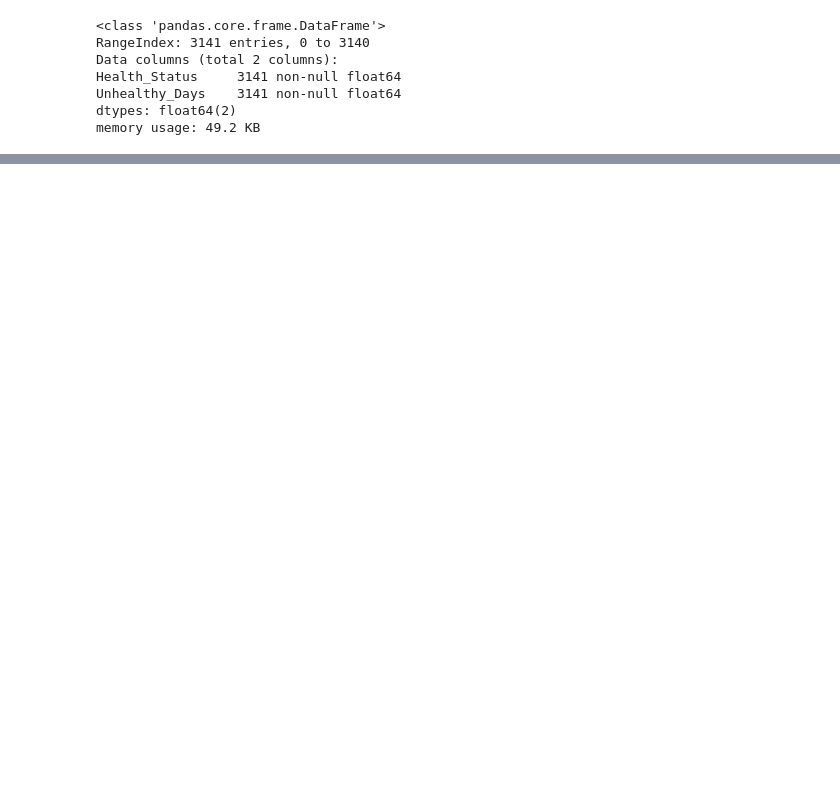
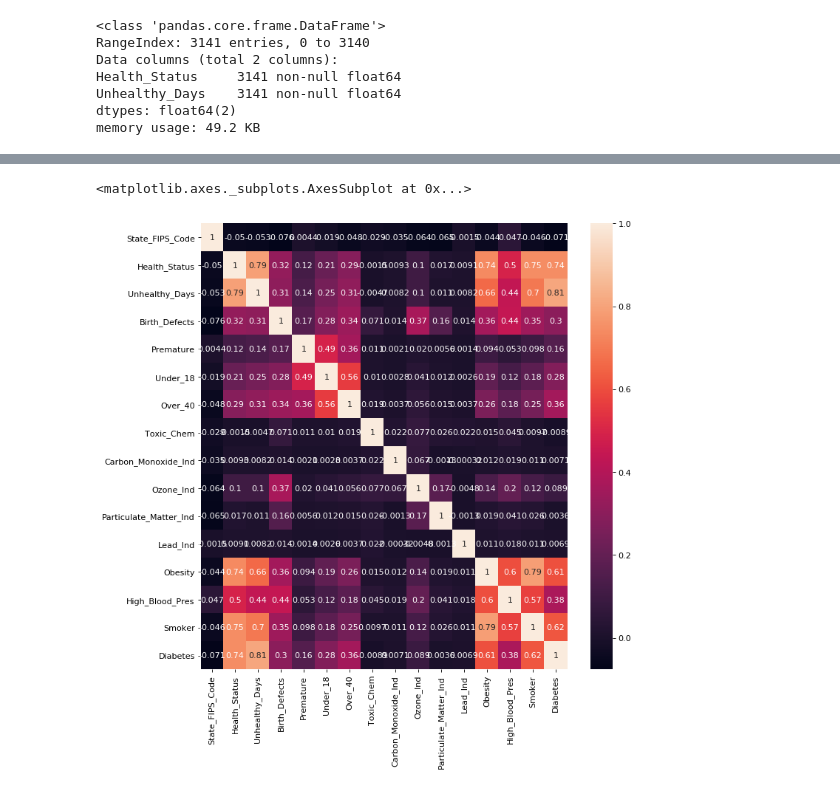
Before and after one commit to fpu-spring2019-ml-team2/MachineLearning, a Jupyter notebook: ML_Project.ipynb, the cells around one changed output, grey strips where cells are left out. Drawn from its saved outputs; the diff is of its cells as text; code cells hidden in the pictures; blank space fills up the shorter version.

```diff
--- a/ML_Project.ipynb
+++ b/ML_Project.ipynb
@@ -68,0 +73,6 @@ memory usage: 662.6+ KB
+# %%
+data = full
+array = full.values
+X = array[:,1:]
+y = array[:,0]
+X_train, X_test, y_train, y_test = train_test_split(X, y, test_size=0.3, random_state=1)
@@ -69,2 +83,9 @@ memory usage: 662.6+ KB
+# %%
+corr = data.corr()
+fig = plt.figure(num=None, figsize=(10, 10), dpi=80, facecolor='w', edgecolor='k')
+sns.heatmap(data.corr(), annot = True)
+# %% [output]
+<matplotlib.axes._subplots.AxesSubplot at 0x...>
+[figure, added]
 # %%
 def _main():
```
Also changed, not shown: parts of 5 cells of this notebook.
